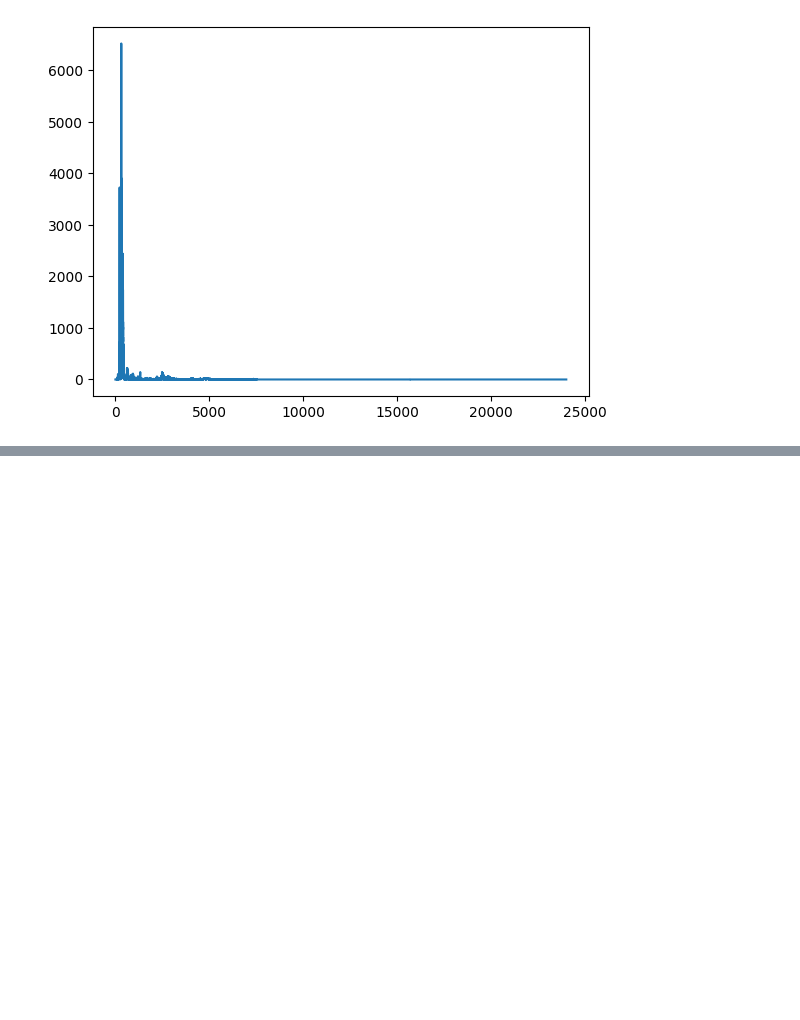
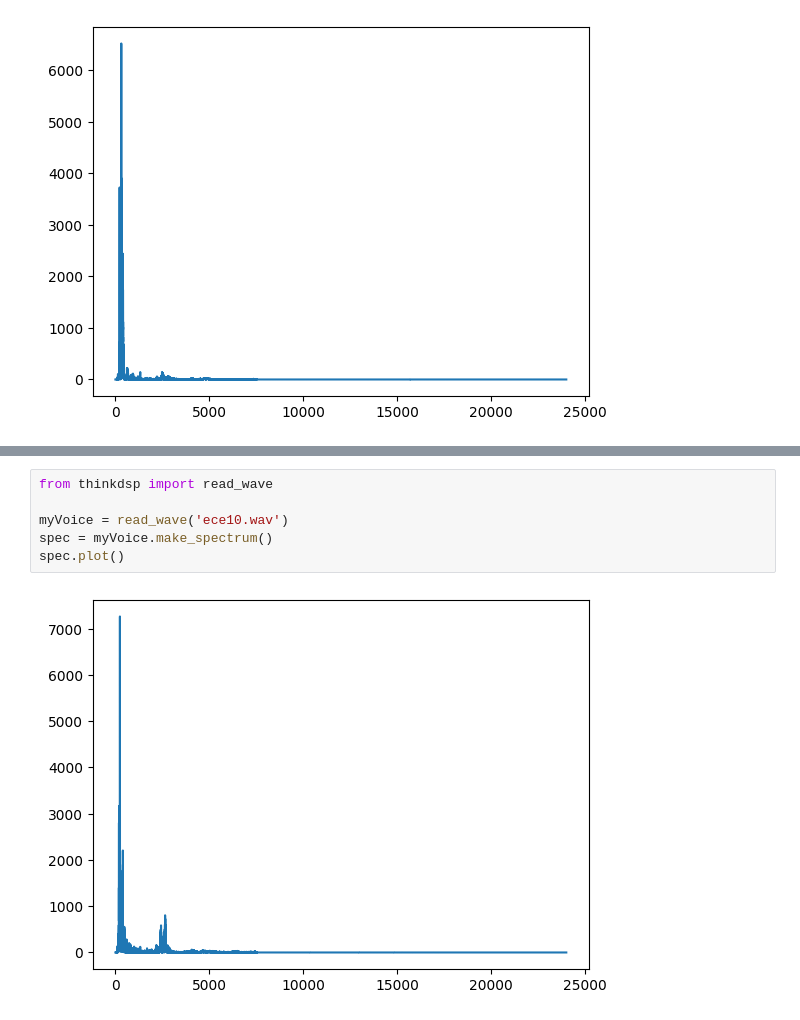
Before and after one commit to dacles22/dsp, a Jupyter notebook: audio_recognition/100ece.ipynb, the cells around one changed output, grey strips where cells are left out. Saved outputs shown, nothing was run; the diff lists cells and outputs as text; blank space fills up the shorter version.

```diff
--- a/audio_recognition/100ece.ipynb
+++ b/audio_recognition/100ece.ipynb
@@ -87,0 +112,8 @@ spec.plot()
+# %%
+from thinkdsp import read_wave
+
+myVoice = read_wave('ece10.wav')
+spec = myVoice.make_spectrum()
+spec.plot()
+# %% [output]
+[figure, added]
```
Also changed, not shown: parts of 23 cells of this notebook.
